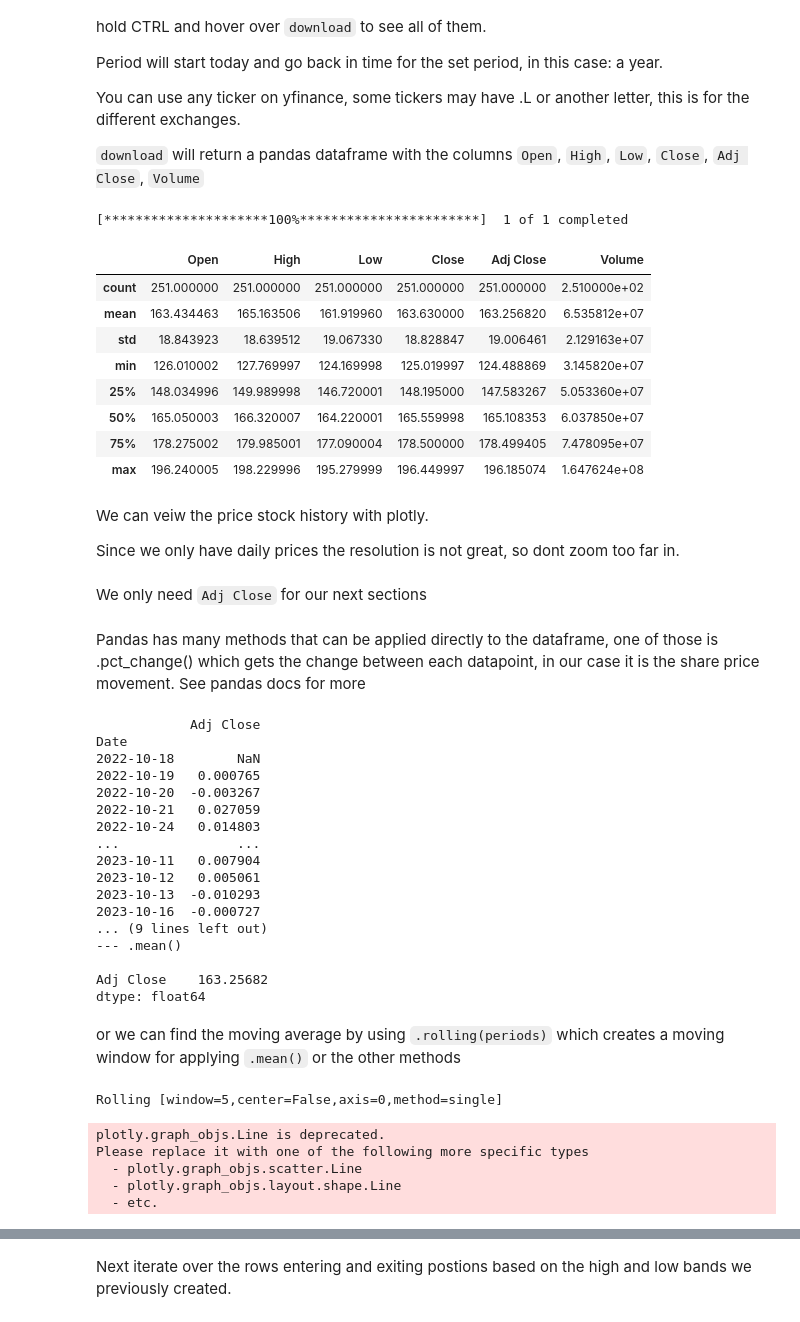
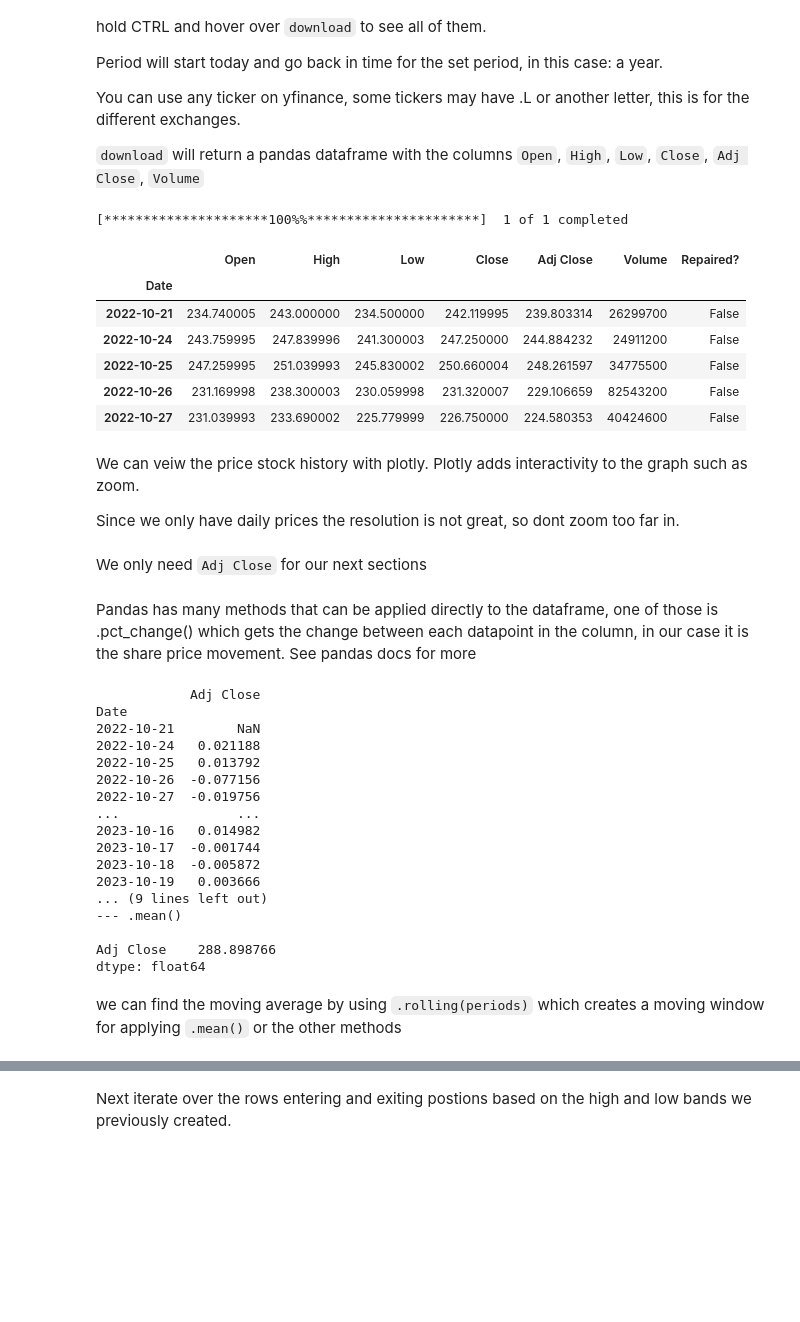
Before and after one commit to Oliver-De-Fusco/2023-10-18-Fintech-Society, a Jupyter notebook: Third Party.ipynb, the cells around one changed output, grey strips where cells are left out. Drawn from its saved outputs; the diff is of its cells as text; code cells hidden in the pictures; blank space fills up the shorter version.

```diff
--- a/Third Party.ipynb
+++ b/Third Party.ipynb
@@ -171,24 +211,25 @@ You can use any ticker on yfinance, some tickers may have .L or another letter,
 `download` will return a pandas dataframe with the columns `Open`, `High`, `Low`, `Close`, `Adj Close`, `Volume`
 # %%
 
-TICKER = "AAPL"
+TICKER = "MSFT"
 stock_data = yf.download(TICKER,period="1y",repair=True)
 
 # .describe() gives us statistics on the dataset for each column, by removing .describe() jupyter presents the dataframe
 stock_data.describe()
+
+# we can also use .head(x) for the first x rows
+stock_data.head(5)
 # %% [output]
-[*********************100%***********************]  1 of 1 completed
+[*********************100%%**********************]  1 of 1 completed
-|  | Open | High | Low | Close | Adj Close | Volume |
-| count | 251.000000 | 251.000000 | 251.000000 | 251.000000 | 251.000000 | 2.510000e+02 |
-| mean | 163.434463 | 165.163506 | 161.919960 | 163.630000 | 163.256820 | 6.535812e+07 |
-| std | 18.843923 | 18.639512 | 19.067330 | 18.828847 | 19.006461 | 2.129163e+07 |
-| min | 126.010002 | 127.769997 | 124.169998 | 125.019997 | 124.488869 | 3.145820e+07 |
-| 25% | 148.034996 | 149.989998 | 146.720001 | 148.195000 | 147.583267 | 5.053360e+07 |
-| 50% | 165.050003 | 166.320007 | 164.220001 | 165.559998 | 165.108353 | 6.037850e+07 |
-| 75% | 178.275002 | 179.985001 | 177.090004 | 178.500000 | 178.499405 | 7.478095e+07 |
-| max | 196.240005 | 198.229996 | 195.279999 | 196.449997 | 196.185074 | 1.647624e+08 |
+|  | Open | High | Low | Close | Adj Close | Volume | Repaired? |
+| Date |  |  |  |  |  |  |  |
+| 2022-10-21 | 234.740005 | 243.000000 | 234.500000 | 242.119995 | 239.803314 | 26299700 | False |
+| 2022-10-24 | 243.759995 | 247.839996 | 241.300003 | 247.250000 | 244.884232 | 24911200 | False |
+| 2022-10-25 | 247.259995 | 251.039993 | 245.830002 | 250.660004 | 248.261597 | 34775500 | False |
+| 2022-10-26 | 231.169998 | 238.300003 | 230.059998 | 231.320007 | 229.106659 | 82543200 | False |
+| 2022-10-27 | 231.039993 | 233.690002 | 225.779999 | 226.750000 | 224.580353 | 40424600 | False |
 # %% [markdown]
-We can veiw the price stock history with plotly.
+We can veiw the price stock history with plotly. Plotly adds interactivity to the graph such as zoom.
 
 Since we only have daily prices the resolution is not great, so dont zoom too far in.
 # %%
@@ -216,7 +250,7 @@ We only need `Adj Close` for our next sections
 # Use "Adj Close" over "Close" as Adj takes into account stock splits and dividends, we dont need the other columns.
 stock_data = stock_data["Adj Close"].to_frame() # use .to_frame() otherwise a Series is returned
 # %% [markdown]
-Pandas has many methods that can be applied directly to the dataframe, one of those is .pct_change() which gets the change between each datapoint, in our case it is the share price movement. See pandas docs for more
+Pandas has many methods that can be applied directly to the dataframe, one of those is .pct_change() which gets the change between each datapoint in the column, in our case it is the share price movement. See pandas docs for more
 # %%
 print(stock_data.pct_change()) # share price movement
 print("\n--- .std()\n")
@@ -226,57 +260,43 @@ print(stock_data.mean()) # mean of each colmn
 # %% [output]
             Adj Close
 Date
-2022-10-18        NaN
-2022-10-19   0.000765
-2022-10-20  -0.003267
-2022-10-21   0.027059
-2022-10-24   0.014803
+2022-10-21        NaN
+2022-10-24   0.021188
+2022-10-25   0.013792
+2022-10-26  -0.077156
+2022-10-27  -0.019756
 ...               ...
-2023-10-11   0.007904
-2023-10-12   0.005061
-2023-10-13  -0.010293
-2023-10-16  -0.000727
+2023-10-16   0.014982
+2023-10-17  -0.001744
+2023-10-18  -0.005872
+2023-10-19   0.003666
 ... (9 lines left out)
 --- .mean()
 
-Adj Close    163.25682
+Adj Close    288.898766
 dtype: float64
 # %% [markdown]
-or we can find the moving average by using `.rolling(periods)` which creates a moving window for applying `.mean()` or the other methods
+we can find the moving average by using `.rolling(periods)` which creates a moving window for applying `.mean()` or the other methods
 # %%
 rolling = stock_data.rolling(5)
-print(rolling)
+# print(rolling)
 # for i in rolling: # Rolling is a similar to range(), to view it fully iterate over it or pass it into list()
     # print(i)
 
 rolling_mean = rolling.mean()
-# %% [output]
-Rolling [window=5,center=False,axis=0,method=single]
 # %%
+# Plot rolling mean
 stock_data["rolling mean"] = rolling_mean
 
 fig = go.Figure()
-fig.add_trace(go.Line(x=stock_data.index,y=stock_data["Adj Close"], name=TICKER))
-fig.add_trace(go.Line(x=stock_data.index,y=stock_data["rolling mean"], name = "Rolling mean"))
+fig.add_trace(go.Scatter(x=stock_data.index,y=stock_data["Adj Close"], name=TICKER))
+fig.add_trace(go.Scatter(x=stock_data.index,y=stock_data["rolling mean"], name = "Rolling mean"))
 
-fig.update_layout(title=f"Stock price of {TICKER}", xaxis=dict(
-        rangeselector=dict(
-            buttons=list([
-                dict(count=1, label="1m", step="month", stepmode="backward"),
-                dict(count=6, label="6m", step="month", stepmode="backward"),
-                dict(step="all")
-            ])
-        ),
-        rangeslider=dict(visible=True),type="category",tickformat = "%b %d, %Y", dtick = 100
-    ))
+fig.update_layout(title=f"Stock price of {TICKER}",
+                  xaxis=dict(rangeslider=dict(visible=True),type="category",tickformat = "%d, %Y", dtick = 100)
+                  )
 
 fig.show()
-# %% [output]
-plotly.graph_objs.Line is deprecated.
-Please replace it with one of the following more specific types
-  - plotly.graph_objs.scatter.Line
-  - plotly.graph_objs.layout.shape.Line
-  - etc.
 # %% [markdown]
 Mean reversion strategies rely on the fact that the stock price should always return to the mean at some point, If we buy below the mean and sell above the mean we can hope to make profit, the further the stock price moves from the mean the more likely you are to take a profit as it is more likely to go back. However we cant do this every time it drops below otherwise we will incur trading fees larger than the stock movement so the differnece has to be large enough but the larger the difference the less likely it is to occur as stock price movements are normally distributed.
 
```
Also changed, not shown: parts of 29 cells of this notebook, 5 other files.
